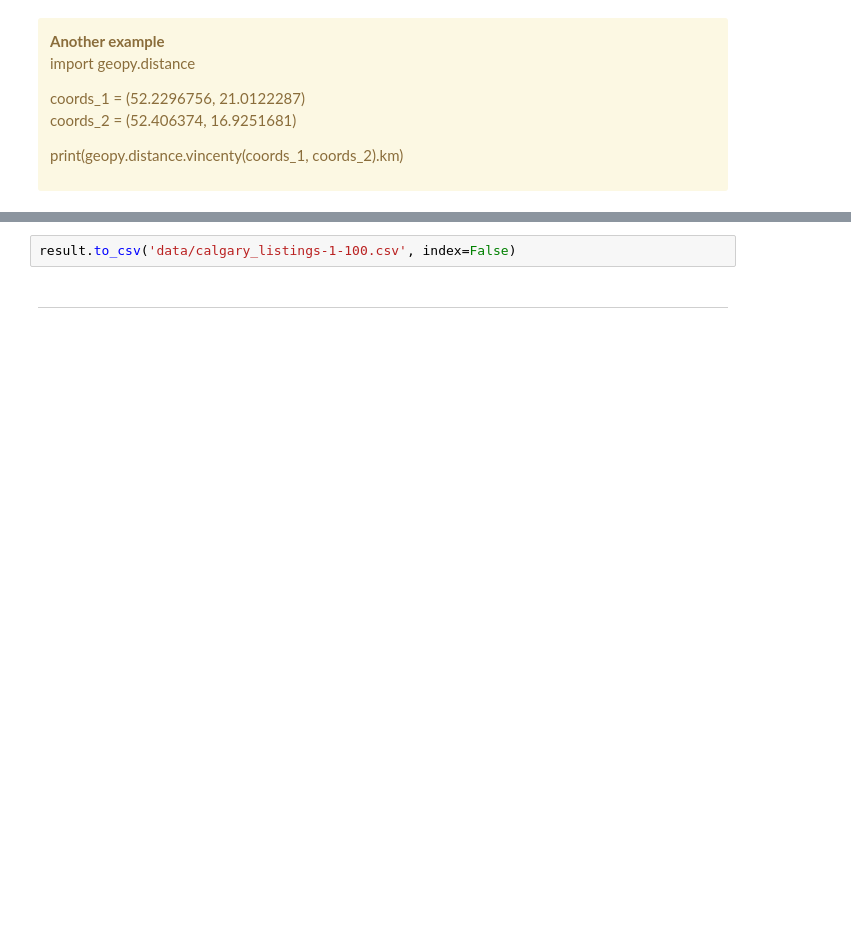
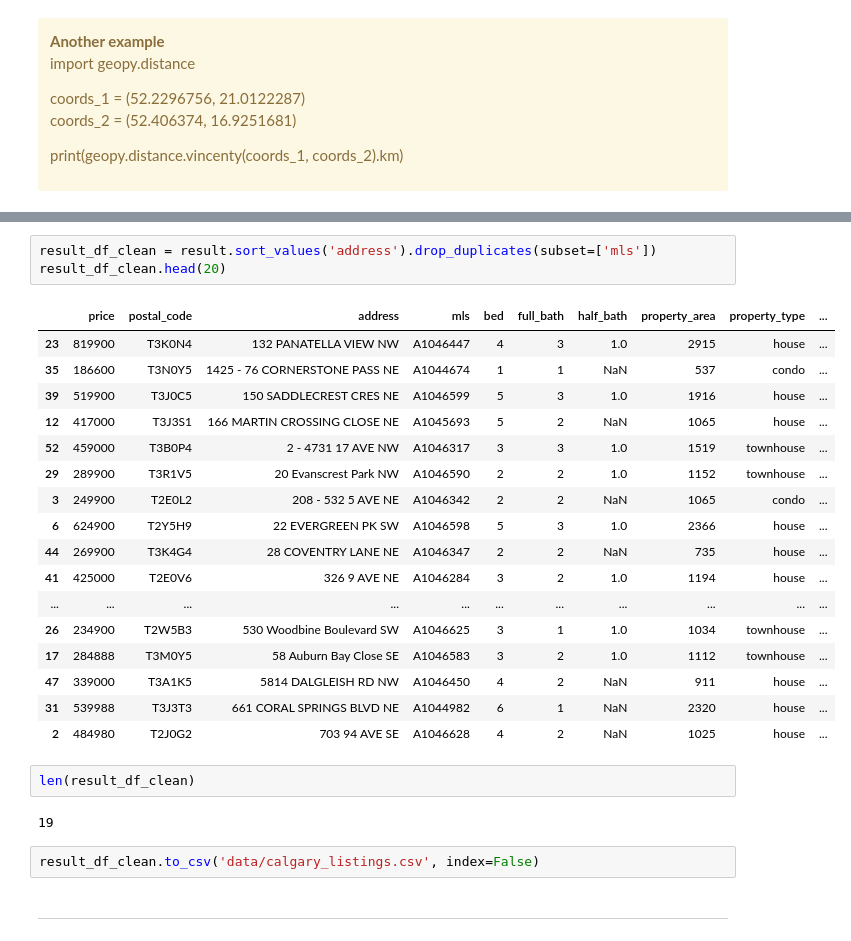
Before and after one commit to dayothompson/ML_Project, a Jupyter notebook: Final scraper.ipynb, the cells around one changed output, grey strips where cells are left out. Saved outputs shown, nothing was run; the diff lists cells and outputs as text; blank space fills up the shorter version.

```diff
--- a/Final scraper.ipynb
+++ b/Final scraper.ipynb
@@ -492,5 +607,30 @@ result.head()
+# %%
+result_df_clean = result.sort_values('address').drop_duplicates(subset=['mls'])
+result_df_clean.head(20)
+# %% [output]
+|  | price | postal_code | address | mls | bed | full_bath | half_bath | property_area | property_type | ... |
+| 23 | 819900 | T3K0N4 | 132 PANATELLA VIEW NW | A1046447 | 4 | 3 | 1.0 | 2915 | house | ... |
+| 35 | 186600 | T3N0Y5 | 1425 - 76 CORNERSTONE PASS NE | A1044674 | 1 | 1 | NaN | 537 | condo | ... |
+| 39 | 519900 | T3J0C5 | 150 SADDLECREST CRES NE | A1046599 | 5 | 3 | 1.0 | 1916 | house | ... |
+| 12 | 417000 | T3J3S1 | 166 MARTIN CROSSING CLOSE NE | A1045693 | 5 | 2 | NaN | 1065 | house | ... |
+| 52 | 459000 | T3B0P4 | 2 - 4731 17 AVE NW | A1046317 | 3 | 3 | 1.0 | 1519 | townhouse | ... |
+| 29 | 289900 | T3R1V5 | 20 Evanscrest Park NW | A1046590 | 2 | 2 | 1.0 | 1152 | townhouse | ... |
+| 3 | 249900 | T2E0L2 | 208 - 532 5 AVE NE | A1046342 | 2 | 2 | NaN | 1065 | condo | ... |
+| 6 | 624900 | T2Y5H9 | 22 EVERGREEN PK SW | A1046598 | 5 | 3 | 1.0 | 2366 | house | ... |
+| 44 | 269900 | T3K4G4 | 28 COVENTRY LANE NE | A1046347 | 2 | 2 | NaN | 735 | house | ... |
+| 41 | 425000 | T2E0V6 | 326 9 AVE NE | A1046284 | 3 | 2 | 1.0 | 1194 | house | ... |
+| ... | ... | ... | ... | ... | ... | ... | ... | ... | ... | ... |
+| 26 | 234900 | T2W5B3 | 530 Woodbine Boulevard SW | A1046625 | 3 | 1 | 1.0 | 1034 | townhouse | ... |
+| 17 | 284888 | T3M0Y5 | 58 Auburn Bay Close SE | A1046583 | 3 | 2 | 1.0 | 1112 | townhouse | ... |
+| 47 | 339000 | T3A1K5 | 5814 DALGLEISH RD NW | A1046450 | 4 | 2 | NaN | 911 | house | ... |
+| 31 | 539988 | T3J3T3 | 661 CORAL SPRINGS BLVD NE | A1044982 | 6 | 1 | NaN | 2320 | house | ... |
+| 2 | 484980 | T2J0G2 | 703 94 AVE SE | A1046628 | 4 | 2 | NaN | 1025 | house | ... |
+# %%
+len(result_df_clean)
+# %% [output]
+19
 # %%
-result.to_csv('data/calgary_listings-1-100.csv', index=False)
+result_df_clean.to_csv('data/calgary_listings.csv', index=False)
 # %% [markdown]
 -----------
 # %% [markdown]
```
Also changed, not shown: parts of 39 cells of this notebook, 4 other files.
